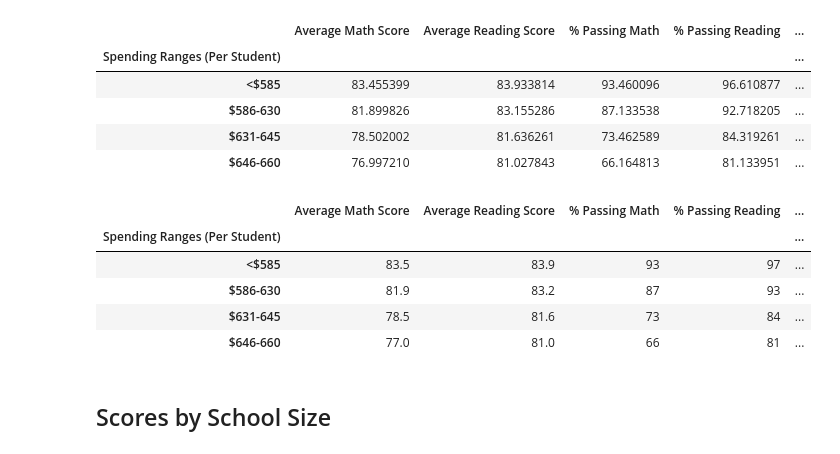
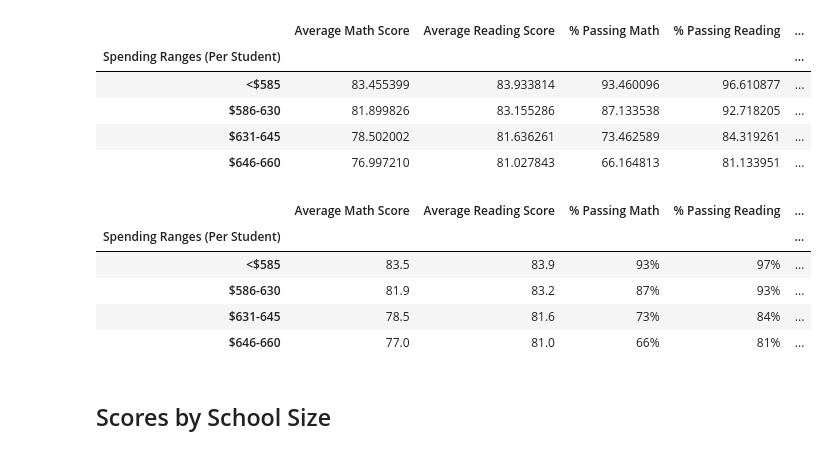
Before and after one commit to ed12rivera/School_District_Analysis, a Jupyter notebook: PyCitySchools_Challenge.ipynb, the cells around one changed output. Saved outputs shown, nothing was run; the diff lists cells and outputs as text; code cells hidden in the pictures.

```diff
--- a/PyCitySchools_Challenge.ipynb
+++ b/PyCitySchools_Challenge.ipynb
@@ -520,7 +499,7 @@ spending_bins = [0, 585, 630, 645, 660]
 bin_names = ["<$585", "$586-630", "$631-645", "$646-660"]
 
 # Categorize spending based on the bins.
-per_school_summary_df["Spending Ranges (Per Student)"] = pd.cut(per_school_capita, spending_bins, labels=group_names)
+per_school_summary_df["Spending Ranges (Per Student)"] = pd.cut(per_school_capita, spending_bins, labels=bin_names)
 per_school_summary_df.head()
 # %% [output]
 |  | School Type | Total Students | Total School Budget | Per Student Budget | Average Math Score | ... |
@@ -556,19 +535,19 @@ spending_scores_df
 # %%
 # Format the DataFrame
 spending_scores_df["Average Math Score"] = spending_scores_df["Average Math Score"].map("{:.1f}".format)
 spending_scores_df["Average Reading Score"] = spending_scores_df["Average Reading Score"].map("{:.1f}".format)
-spending_scores_df["% Passing Math"] = spending_scores_df["% Passing Math"].map("{:.0f}".format)
-spending_scores_df["% Passing Reading"] = spending_scores_df["% Passing Reading"].map("{:.0f}".format)
-spending_scores_df["% Overall Passing"] = spending_scores_df["% Overall Passing"].map("{:.0f}".format)
+spending_scores_df["% Passing Math"] = spending_scores_df["% Passing Math"].map("{:.f}%".format)
+spending_scores_df["% Passing Reading"] = spending_scores_df["% Passing Reading"].map("{:.1f}%".format)
+spending_scores_df["% Overall Passing"] = spending_scores_df["% Overall Passing"].map("{:.1f}%".format)
 
 spending_scores_df
 # %% [output]
 |  | Average Math Score | Average Reading Score | % Passing Math | % Passing Reading | ... |
 | Spending Ranges (Per Student) |  |  |  |  | ... |
-| <$585 | 83.5 | 83.9 | 93 | 97 | ... |
-| $586-630 | 81.9 | 83.2 | 87 | 93 | ... |
-| $631-645 | 78.5 | 81.6 | 73 | 84 | ... |
-| $646-660 | 77.0 | 81.0 | 66 | 81 | ... |
+| <$585 | 83.5 | 83.9 | 93% | 97% | ... |
+| $586-630 | 81.9 | 83.2 | 87% | 93% | ... |
+| $631-645 | 78.5 | 81.6 | 73% | 84% | ... |
+| $646-660 | 77.0 | 81.0 | 66% | 81% | ... |
 # %% [markdown]
 ## Scores by School Size
 # %%
```
Also changed, not shown: parts of 7 cells of this notebook.
